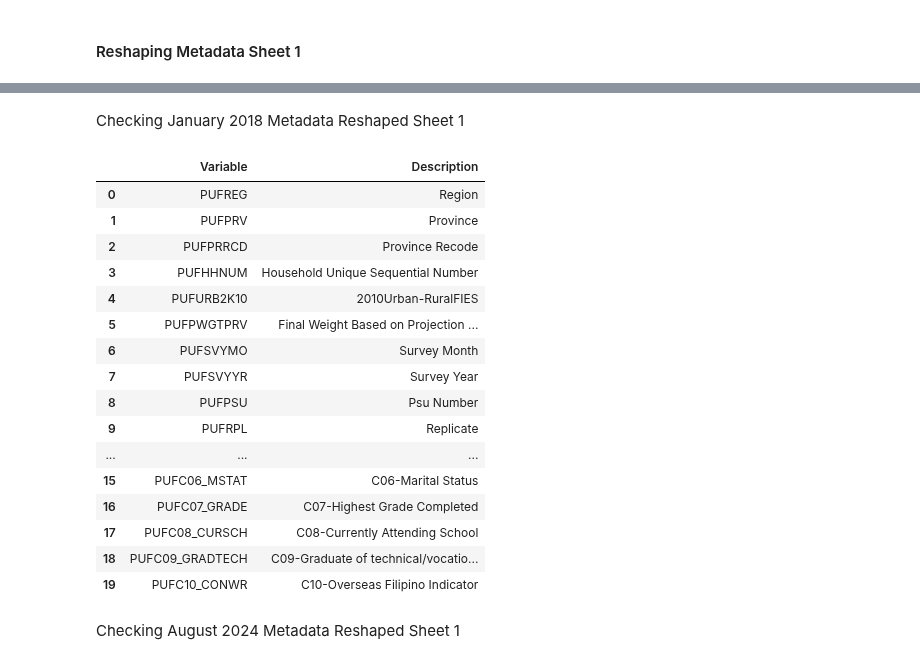
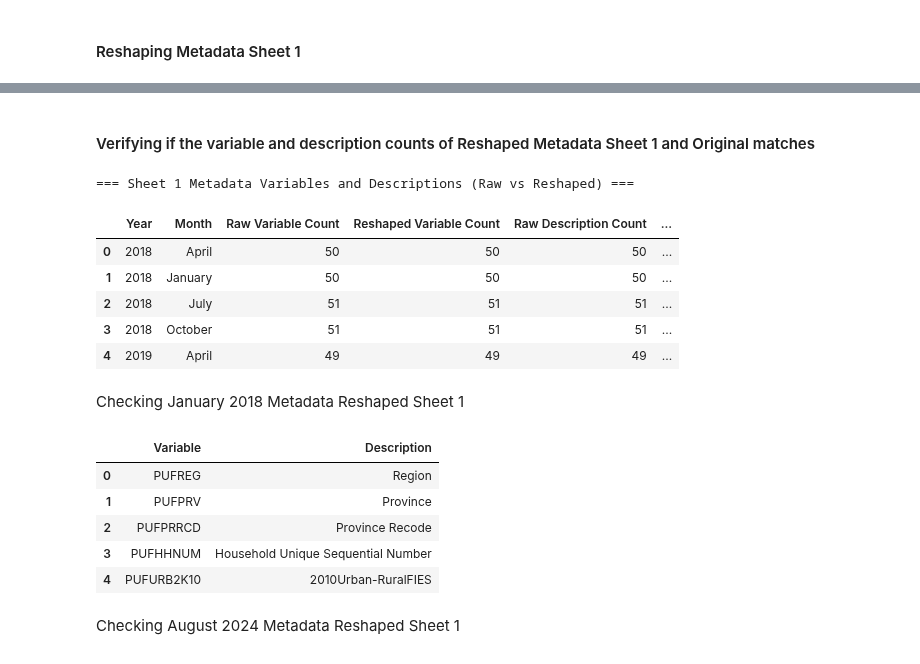
Before and after one commit to clemweb3/Undegraduate-Thesis-Repository, a Jupyter notebook: Notebooks/Preprocessing.ipynb, the cells around one changed output, grey strips where cells are left out. Cells and saved outputs as stored; diff of their text form; code cells hidden in the pictures.

```diff
--- a/Notebooks/Preprocessing.ipynb
+++ b/Notebooks/Preprocessing.ipynb
@@ -220,0 +333,2 @@ def extract_variables(df):
+# %% [markdown]
+#### Verifying if the variable and description counts of Reshaped Metadata Sheet 1 and Original matches
@@ -221,32 +415,36 @@ def extract_variables(df):
+# %%
+# Run the Sheet 1 verifier
+verification_df = batch_verify_sheet1_variable_and_description_count_verbose(inventory, base_path)
+
+# Print a header and show the first few rows
+print("=== Sheet 1 Metadata Variables and Descriptions (Raw vs Reshaped) ===")
+verification_df.head()
+# %% [output]
+=== Sheet 1 Metadata Variables and Descriptions (Raw vs Reshaped) ===
+|  | Year | Month | Raw Variable Count | Reshaped Variable Count | Raw Description Count | ... |
+| 0 | 2018 | April | 50 | 50 | 50 | ... |
+| 1 | 2018 | January | 50 | 50 | 50 | ... |
+| 2 | 2018 | July | 51 | 51 | 51 | ... |
+| 3 | 2018 | October | 51 | 51 | 51 | ... |
+| 4 | 2019 | April | 49 | 49 | 49 | ... |
 # %% [markdown]
 Checking January 2018 Metadata Reshaped Sheet 1
 # %%
 # Load metadata Sheet 1
 January_metadata = load_dataset("2018", "January", "metadata", 0)
 
 # Call your function
 variables_df = extract_variables(January_metadata)
 
 # View results
-variables_df.head(20)
+variables_df.head()
 # %% [output]
 |  | Variable | Description |
 | 0 | PUFREG | Region |
 | 1 | PUFPRV | Province |
 | 2 | PUFPRRCD | Province Recode |
 | 3 | PUFHHNUM | Household Unique Sequential Number |
 | 4 | PUFURB2K10 | 2010Urban-RuralFIES |
-| 5 | PUFPWGTPRV | Final Weight Based on Projection ... |
-| 6 | PUFSVYMO | Survey Month |
-| 7 | PUFSVYYR | Survey Year |
-| 8 | PUFPSU | Psu Number |
-| 9 | PUFRPL | Replicate |
-| ... | ... | ... |
-| 15 | PUFC06_MSTAT | C06-Marital Status |
-| 16 | PUFC07_GRADE | C07-Highest Grade Completed |
-| 17 | PUFC08_CURSCH | C08-Currently Attending School |
-| 18 | PUFC09_GRADTECH | C09-Graduate of technical/vocatio... |
-| 19 | PUFC10_CONWR | C10-Overseas Filipino Indicator |
 # %% [markdown]
 Checking August 2024 Metadata Reshaped Sheet 1
 # %%
```
Also changed, not shown: parts of 41 cells of this notebook.
